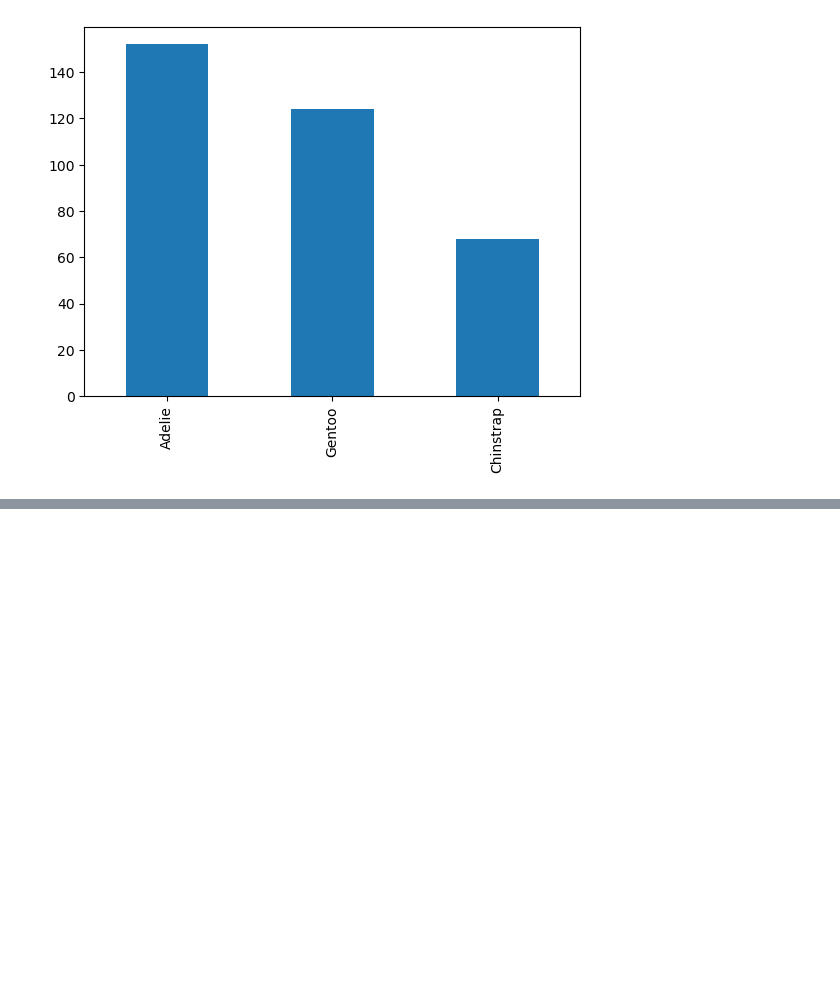
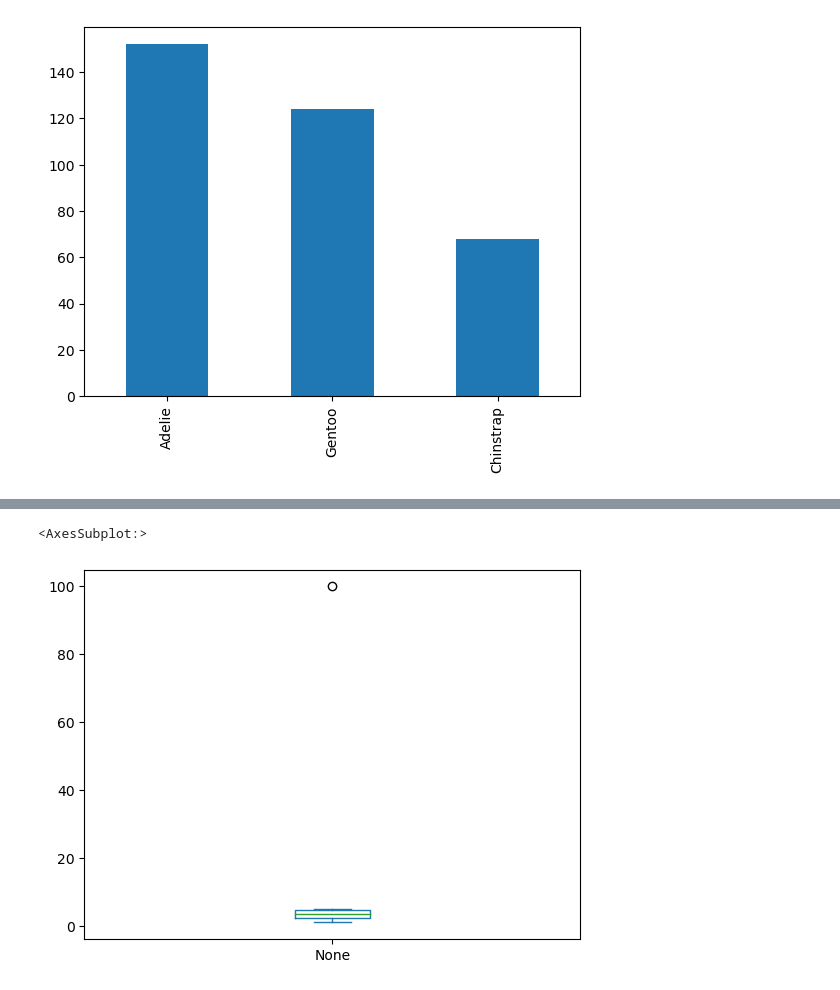
Before and after one commit to Crovvyboi/Data-Science, a Jupyter notebook: Tutorials/Tutorial 1.ipynb, the cells around one changed output, grey strips where cells are left out. Saved outputs shown, nothing was run; the diff lists cells and outputs as text; code cells hidden in the pictures; blank space fills up the shorter version.

```diff
--- a/Tutorials/Tutorial 1.ipynb
+++ b/Tutorials/Tutorial 1.ipynb
@@ -98,0 +144,5 @@ penguins["species"].value_counts().plot(kind="bar")
+# %%
+example_column4.plot(kind='box')
+# %% [output]
+<AxesSubplot:>
+[figure, added]
```
Also changed, not shown: parts of 9 cells of this notebook, 3 other files.
